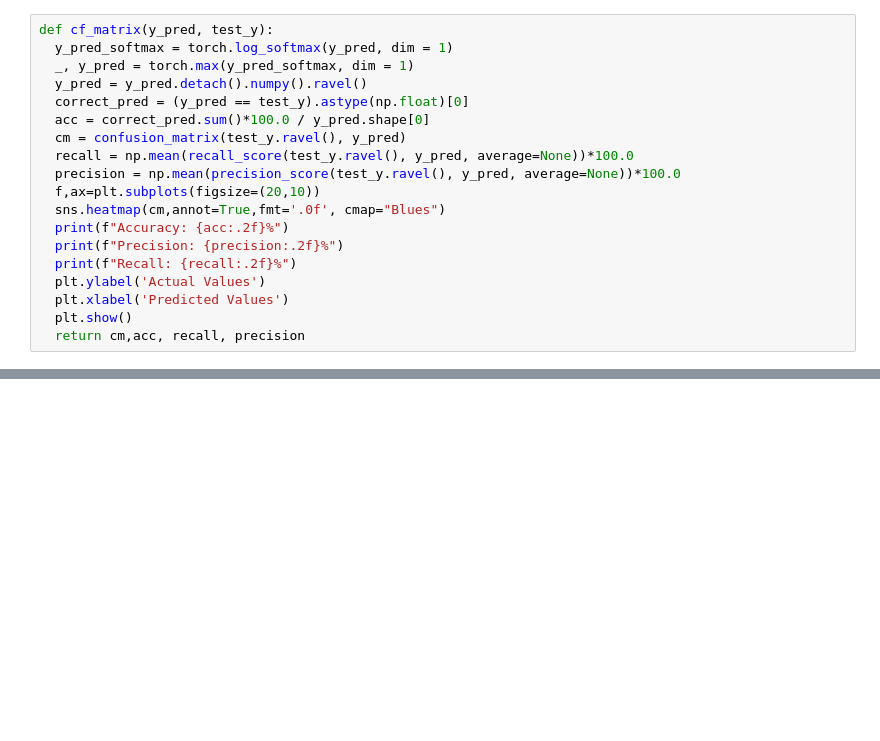
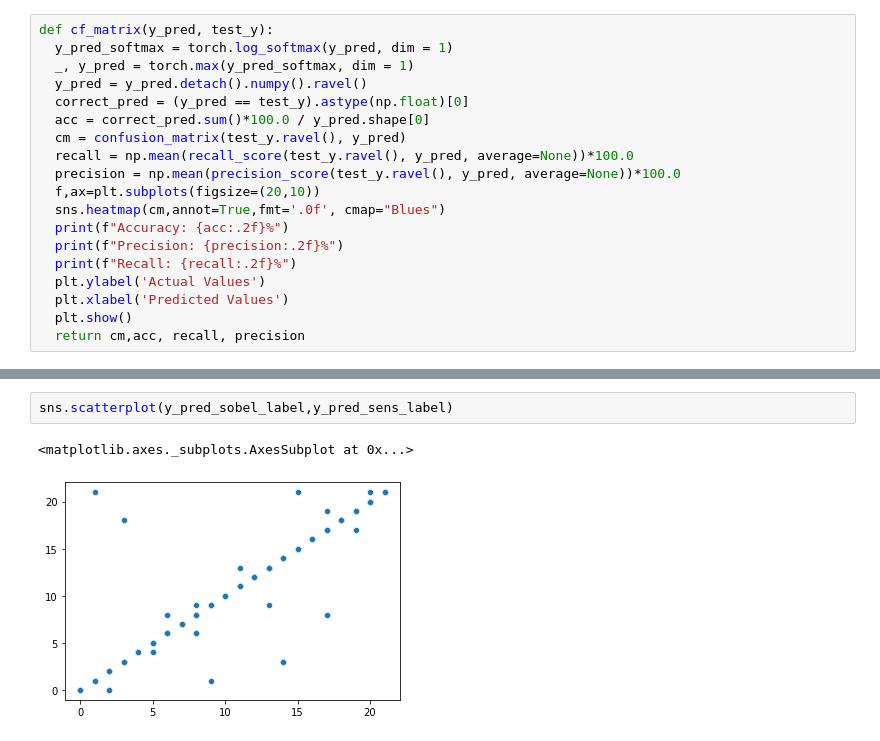
Before and after one commit to Saadman53/Thesis-Human-Activity-Recognition, a Jupyter notebook: Decision_Level_Fusion.ipynb, the cells around one changed output, grey strips where cells are left out. Cells and saved outputs as stored; diff of their text form; blank space fills up the shorter version.

```diff
--- a/Decision_Level_Fusion.ipynb
+++ b/Decision_Level_Fusion.ipynb
@@ -99,0 +139,5 @@ Recall: 100.00%
+# %%
+sns.scatterplot(y_pred_sobel_label,y_pred_sens_label)
+# %% [output]
+<matplotlib.axes._subplots.AxesSubplot at 0x...>
+[figure, added]
```
Also changed, not shown: parts of 9 cells of this notebook.
